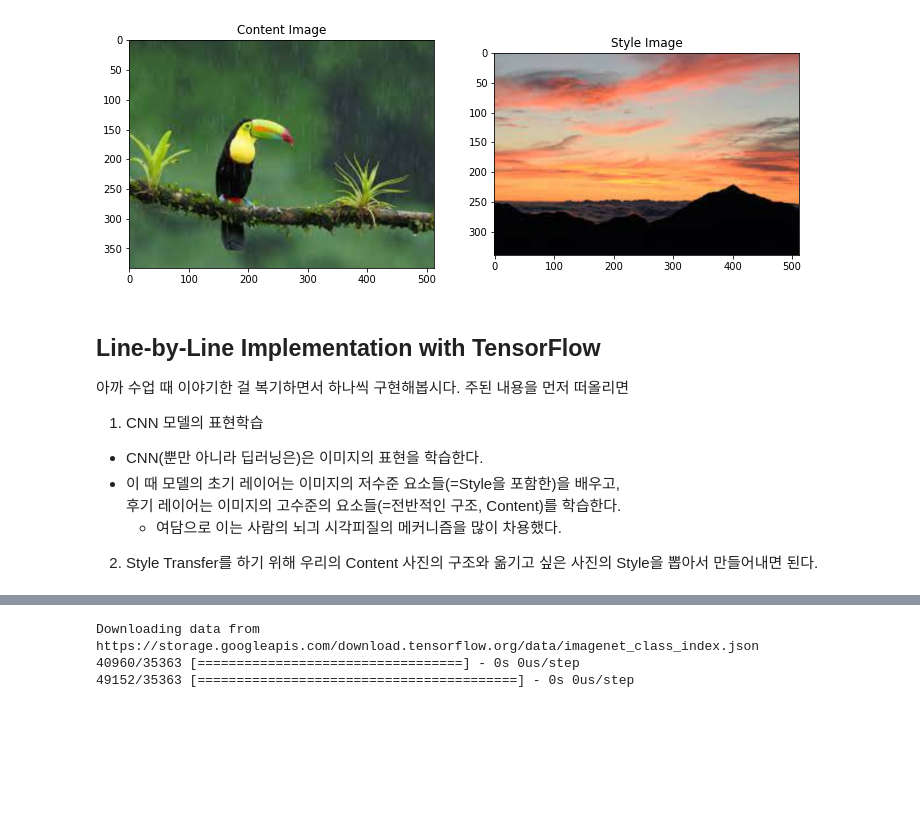
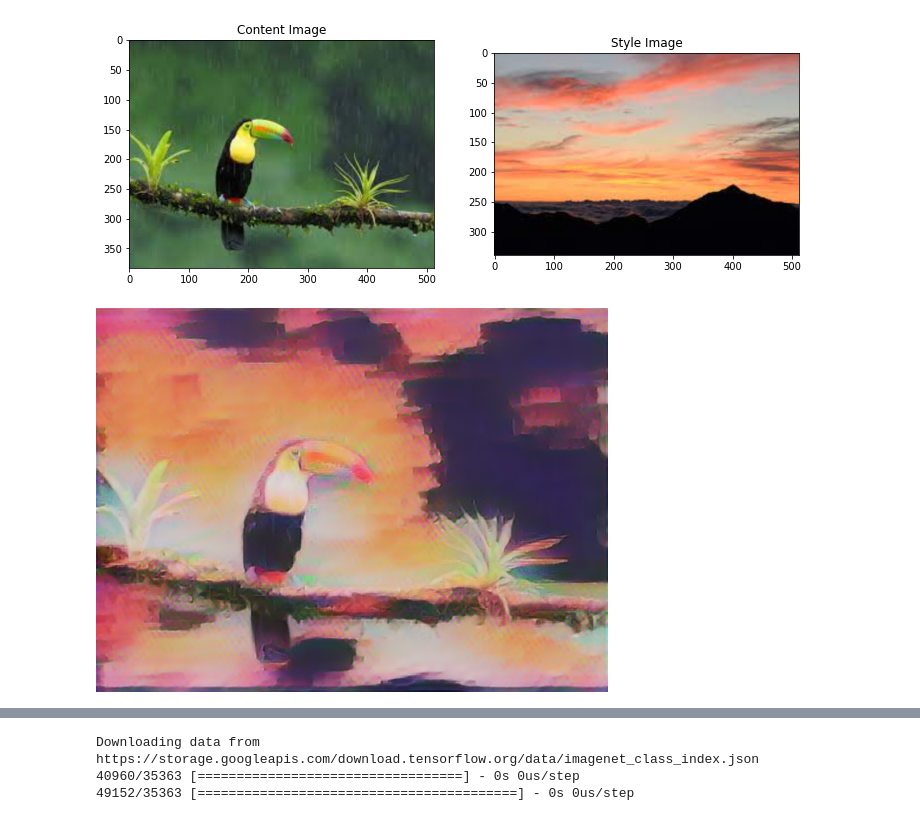
Before and after one commit to 1pha/neural-style-transfer, a Jupyter notebook: neural_style_transfer.ipynb, the cells around one changed output, grey strips where cells are left out. Cells and saved outputs as stored; diff of their text form; code cells hidden in the pictures; blank space fills up the shorter version.

```diff
--- a/neural_style_transfer.ipynb
+++ b/neural_style_transfer.ipynb
@@ -26,11 +23,31 @@ import functools
 tf.config.list_physical_devices("GPU")
 # %% [output]
 [PhysicalDevice(name='/physical_device:GPU:0', device_type='GPU')]
+# %%
+def image2tensor(image):
+
+    if isinstance(image, str):
+        image = PIL.Image.open(image)
+    else:
+        pass
+
+    np_image = tf.keras.utils.img_to_array(image)
+    tf_image = tf.convert_to_tensor(np_image, dtype=tf.float32)
+
+    shape = tf.cast(tf_image.shape[:-1], tf.float32)
+    max_dim = 512
+    long_dim = max(shape)
+    scale = max_dim / long_dim
+    new_shape = tf.cast(shape * scale, tf.int32)
+
+    resized_image = tf.image.resize(tf_image, new_shape) / 255.
+    expanded_image = resized_image[tf.newaxis, :]
+    return expanded_image
 # %%
-def tensor_to_image(tensor):
-  tensor = tensor*255
-  tensor = np.array(tensor, dtype=np.uint8)
-  if np.ndim(tensor)>3:
-    assert tensor.shape[0] == 1
-    tensor = tensor[0]
-  return PIL.Image.fromarray(tensor)
+def tensor2image(tensor):
+    tensor = tensor * 255
+    tensor = np.array(tensor, dtype=np.uint8)
+    if np.ndim(tensor) > 3:
+        assert tensor.shape[0] == 1
+        tensor = tensor[0]
+    return PIL.Image.fromarray(tensor)
@@ -69,7 +65,7 @@ def imshow(image, title=None):
+# %%
+content_image = image2tensor(content_path)
+style_image = image2tensor(style_path)
 # %%
-content_image = load_img(content_path)
-style_image = load_img(style_path)
-
 plt.subplot(1, 2, 1)
 imshow(content_image, 'Content Image')
 
@@ -77,12 +73,9 @@ plt.subplot(1, 2, 2)
 imshow(style_image, 'Style Image')
 # %% [output]
 [figure]
-# %% [markdown]
-## Line-by-Line Implementation with TensorFlow
-아까 수업 때 이야기한 걸 복기하면서 하나씩 구현해봅시다.
-주된 내용을 먼저 떠올리면
-1. CNN 모델의 표현학습
-  + CNN(뿐만 아니라 딥러닝은)은 이미지의 표현을 학습한다.
-  + 이 때 모델의 초기 레이어는 이미지의 저수준 요소들(=Style을 포함한)을 배우고,<br> 후기 레이어는 이미지의 고수준의 요소들(=전반적인 구조, Content)를 학습한다.
-    + 여담으로 이는 사람의 뇌긔 시각피질의 메커니즘을 많이 차용했다.
-2. Style Transfer를 하기 위해 우리의 Content 사진의 구조와 옮기고 싶은 사진의 Style을 뽑아서 만들어내면 된다.
+# %%
+hub_module = hub.load('https://tfhub.dev/google/magenta/arbitrary-image-stylization-v1-256/1')
+stylized_image = hub_module(content_image, style_image)[0]
+tensor_to_image(stylized_image)
+# %% [output]
+[figure, added]
```
Also changed, not shown: parts of 25 cells of this notebook.
